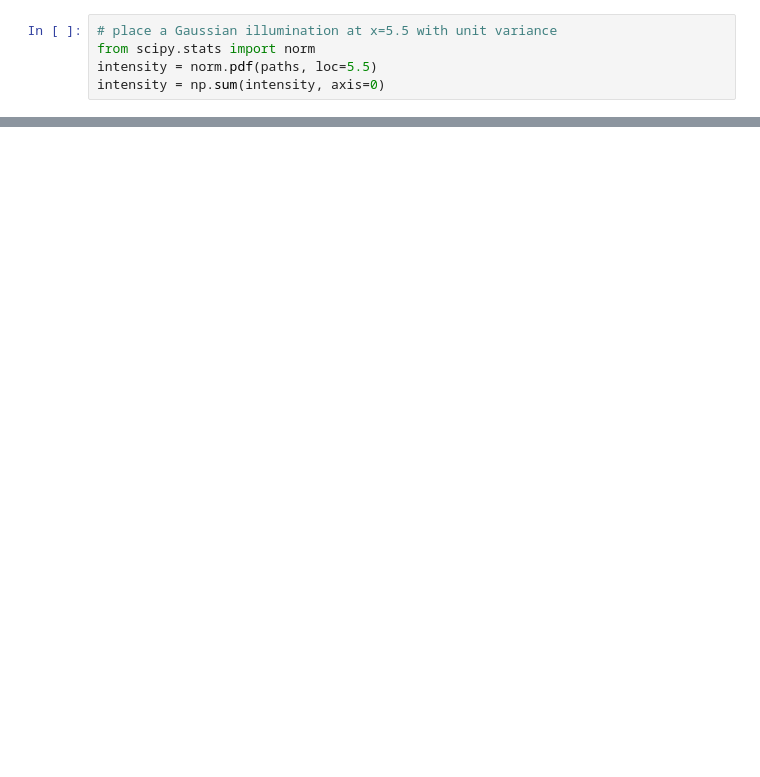
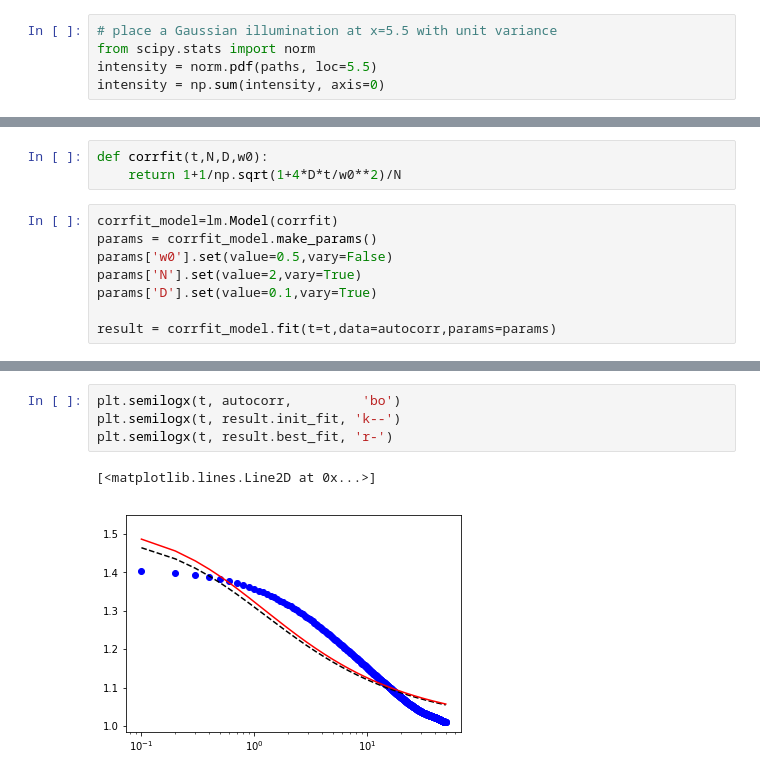
Before and after one commit to hstrey/FCS-simulations, a Jupyter notebook: Brownian simulation Gaussian beam.ipynb, the cells around one changed output, grey strips where cells are left out. Drawn from its saved outputs; the diff is of its cells as text; blank space fills up the shorter version.

```diff
--- a/Brownian simulation Gaussian beam.ipynb
+++ b/Brownian simulation Gaussian beam.ipynb
@@ -74,0 +63,11 @@ print(p)
+# %%
+def corrfit(t,N,D,w0):
+    return 1+1/np.sqrt(1+4*D*t/w0**2)/N
+# %%
+corrfit_model=lm.Model(corrfit)
+params = corrfit_model.make_params()
+params['w0'].set(value=0.5,vary=False)
+params['N'].set(value=2,vary=True)
+params['D'].set(value=0.1,vary=True)
+
+result = corrfit_model.fit(t=t,data=autocorr,params=params)
@@ -74,0 +93,7 @@ print(p)
+# %%
+plt.semilogx(t, autocorr,         'bo')
+plt.semilogx(t, result.init_fit, 'k--')
+plt.semilogx(t, result.best_fit, 'r-')
+# %% [output]
+[<matplotlib.lines.Line2D at 0x...>]
+[figure, added]
```
Also changed, not shown: parts of 7 cells of this notebook.
